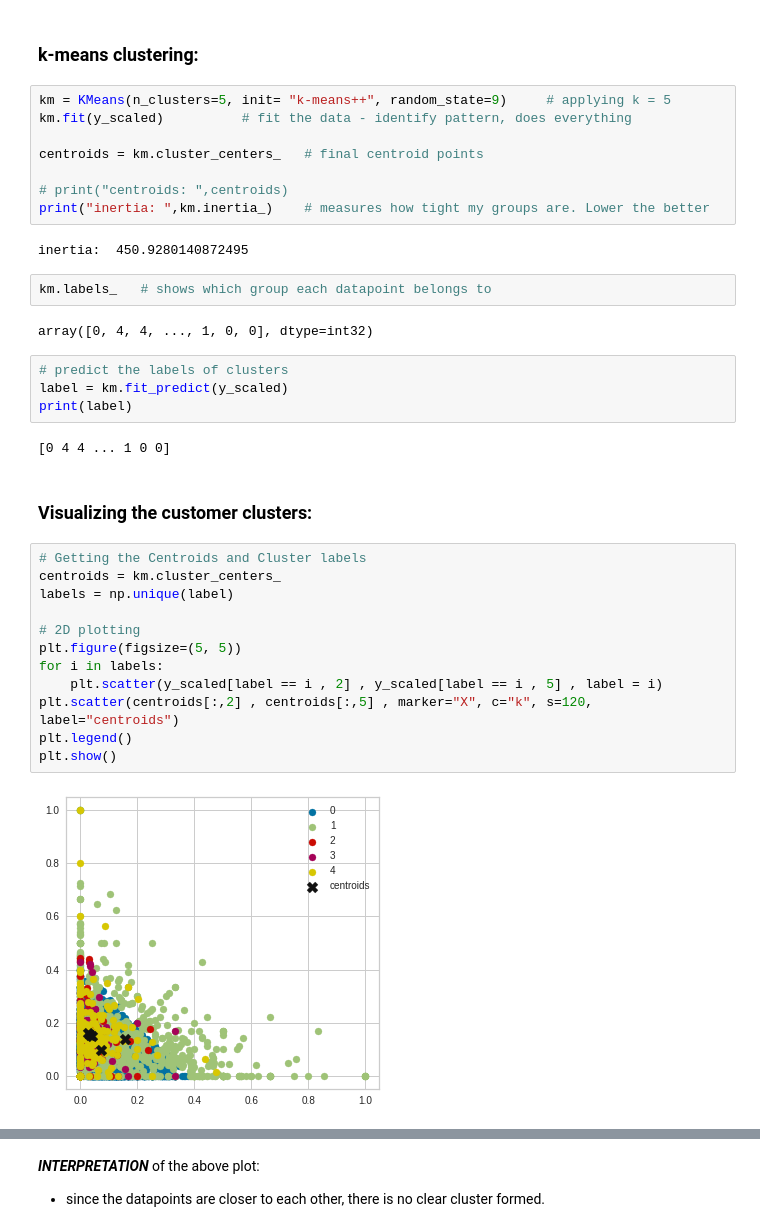
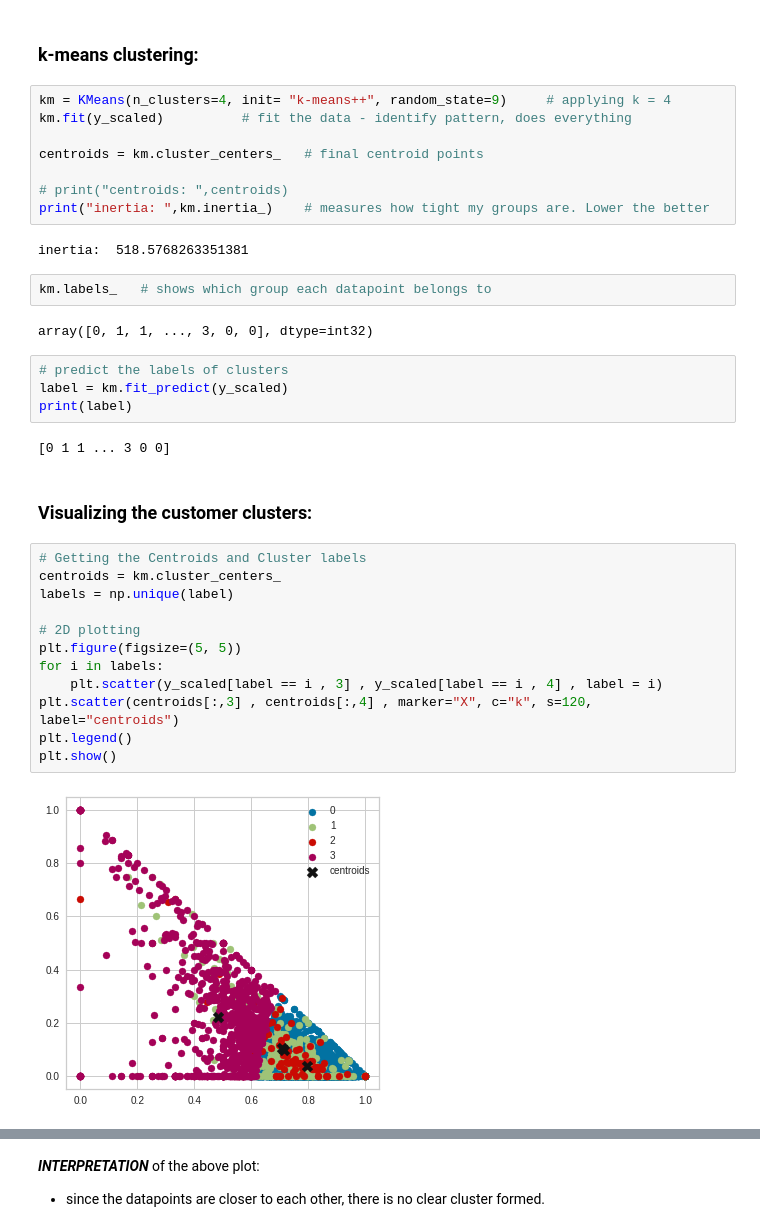
Before and after one commit to sidharth-ds/E-Commerce-Customer-Segmentation, a Jupyter notebook: E_Commerce_Customer_Segmentation.ipynb, the cells around one changed output, grey strips where cells are left out. Drawn from its saved outputs; the diff is of its cells as text.

```diff
--- a/E_Commerce_Customer_Segmentation.ipynb
+++ b/E_Commerce_Customer_Segmentation.ipynb
@@ -774,7 +774,7 @@ visualizer.show()
 # %% [markdown]
 ### k-means clustering:
 # %%
-km = KMeans(n_clusters=5, init= "k-means++", random_state=9)     # applying k = 5
+km = KMeans(n_clusters=4, init= "k-means++", random_state=9)     # applying k = 4
 km.fit(y_scaled)          # fit the data - identify pattern, does everything
 
 centroids = km.cluster_centers_   # final centroid points
@@ -782,33 +782,33 @@ centroids = km.cluster_centers_   # final centroid points
 # print("centroids: ",centroids)
 print("inertia: ",km.inertia_)    # measures how tight my groups are. Lower the better
 # %% [output]
-inertia:  450.9280140872495
+inertia:  518.5768263351381
 # %%
 km.labels_   # shows which group each datapoint belongs to
 # %% [output]
-array([0, 4, 4, ..., 1, 0, 0], dtype=int32)
+array([0, 1, 1, ..., 3, 0, 0], dtype=int32)
 # %%
 # predict the labels of clusters
 label = km.fit_predict(y_scaled)
 print(label)
 # %% [output]
-[0 4 4 ... 1 0 0]
+[0 1 1 ... 3 0 0]
 # %% [markdown]
 ### Visualizing the customer clusters:
 # %%
 # Getting the Centroids and Cluster labels
 centroids = km.cluster_centers_
 labels = np.unique(label)
 
 # 2D plotting
 plt.figure(figsize=(5, 5))
 for i in labels:
-    plt.scatter(y_scaled[label == i , 2] , y_scaled[label == i , 5] , label = i)
-plt.scatter(centroids[:,2] , centroids[:,5] , marker="X", c="k", s=120, label="centroids")
+    plt.scatter(y_scaled[label == i , 3] , y_scaled[label == i , 4] , label = i)
+plt.scatter(centroids[:,3] , centroids[:,4] , marker="X", c="k", s=120, label="centroids")
 plt.legend()
 plt.show()
 # %% [output]
-[figure, old version]
+[figure, new version]
 # %%
 # 3D plotting
 labels = np.unique(label)
```
Also changed, not shown: parts of 13 cells of this notebook.
